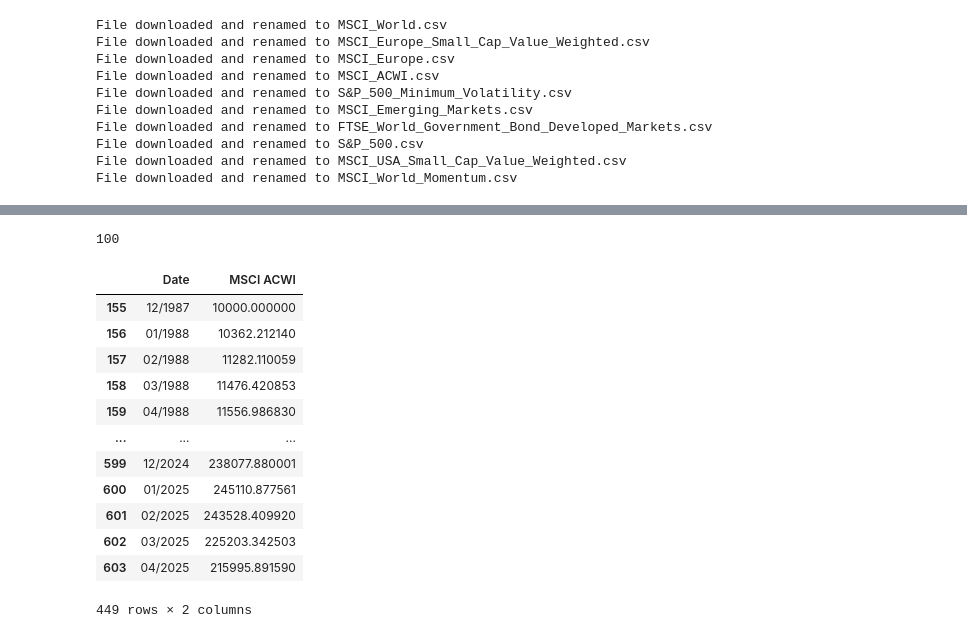
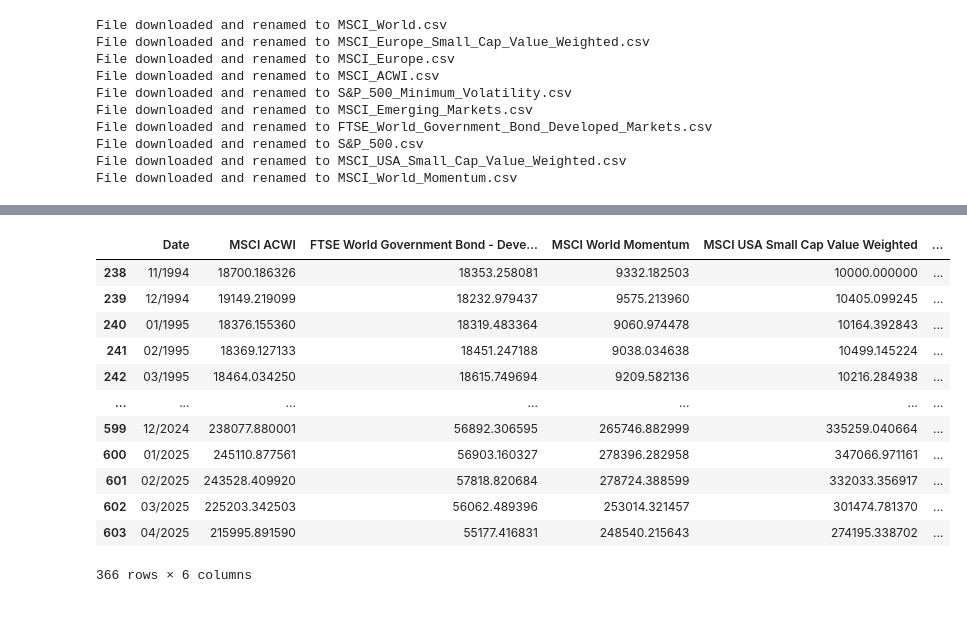
Before and after one commit to PhisicsLollo0/Finance4All, a Jupyter notebook: prices_scraping.ipynb, the cells around one changed output, grey strips where cells are left out. Cells and saved outputs as stored; diff of their text form; code cells hidden in the pictures.

```diff
--- a/prices_scraping.ipynb
+++ b/prices_scraping.ipynb
@@ -34,35 +23,31 @@ data = get_data_updated_2025()
-# %%
-sum(portfolio.values())
-# %% [output]
-100
 # %%
 portfolio = { 'MSCI ACWI'                                      : 80-16,
               'FTSE World Government Bond - Developed Markets' : 20,
               'MSCI World Momentum'                            : 8,
               'MSCI USA Small Cap Value Weighted'              : 5,
               'MSCI Europe Small Cap Value Weighted'           : 3,
             }
 
-portfolio = { 'MSCI ACWI' : 100}
+# portfolio = { 'MSCI ACWI' : 100}
 
 years = 20  # Number of years for the rolling window
 
 ETFs    = list(portfolio.keys())
 weights = list(portfolio.values())
 
 data_selected = select_etfs(data, ETFs)
 data_selected
 # %% [output]
-|  | Date | MSCI ACWI |
-| 155 | 12/1987 | 10000.000000 |
-| 156 | 01/1988 | 10362.212140 |
-| 157 | 02/1988 | 11282.110059 |
-| 158 | 03/1988 | 11476.420853 |
-| 159 | 04/1988 | 11556.986830 |
-| ... | ... | ... |
-| 599 | 12/2024 | 238077.880001 |
-| 600 | 01/2025 | 245110.877561 |
-| 601 | 02/2025 | 243528.409920 |
-| 602 | 03/2025 | 225203.342503 |
-| 603 | 04/2025 | 215995.891590 |
+|  | Date | MSCI ACWI | FTSE World Government Bond - Deve... | MSCI World Momentum | MSCI USA Small Cap Value Weighted | ... |
+| 238 | 11/1994 | 18700.186326 | 18353.258081 | 9332.182503 | 10000.000000 | ... |
+| 239 | 12/1994 | 19149.219099 | 18232.979437 | 9575.213960 | 10405.099245 | ... |
+| 240 | 01/1995 | 18376.155360 | 18319.483364 | 9060.974478 | 10164.392843 | ... |
+| 241 | 02/1995 | 18369.127133 | 18451.247188 | 9038.034638 | 10499.145224 | ... |
+| 242 | 03/1995 | 18464.034250 | 18615.749694 | 9209.582136 | 10216.284938 | ... |
+| ... | ... | ... | ... | ... | ... | ... |
+| 599 | 12/2024 | 238077.880001 | 56892.306595 | 265746.882999 | 335259.040664 | ... |
+| 600 | 01/2025 | 245110.877561 | 56903.160327 | 278396.282958 | 347066.971161 | ... |
+| 601 | 02/2025 | 243528.409920 | 57818.820684 | 278724.388599 | 332033.356917 | ... |
+| 602 | 03/2025 | 225203.342503 | 56062.489396 | 253014.321457 | 301474.781370 | ... |
+| 603 | 04/2025 | 215995.891590 | 55177.416831 | 248540.215643 | 274195.338702 | ... |
-449 rows × 2 columns
+366 rows × 6 columns
```
Also changed, not shown: parts of 7 cells of this notebook, 2 other files.
